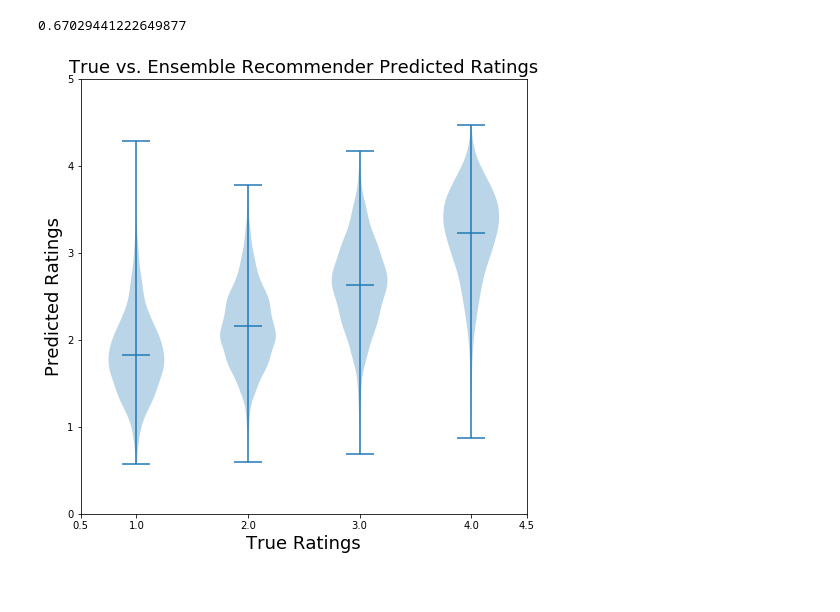
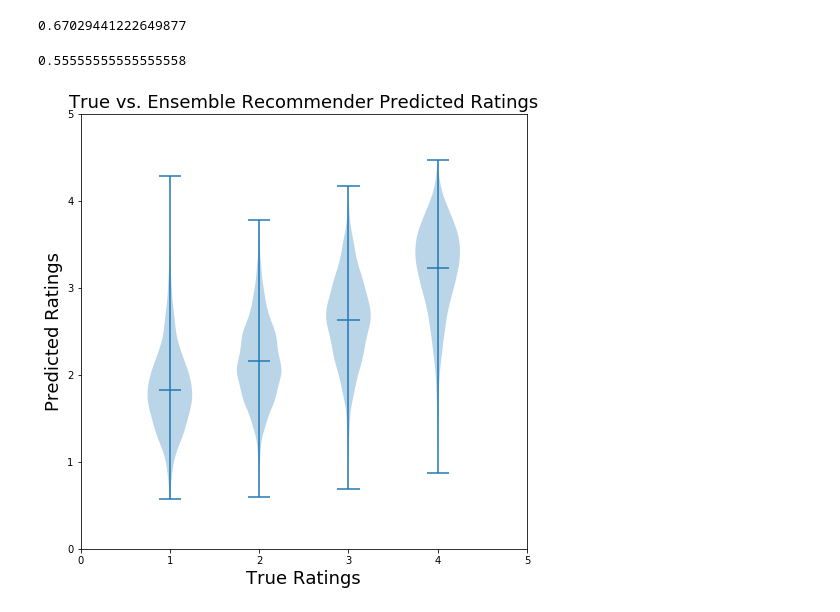
Before and after one commit to davidblaszka/redpointer, a Jupyter notebook: src/ensemble_model.ipynb, the cells around one changed output. Drawn from its saved outputs; the diff is of its cells as text; code cells hidden in the pictures.

```diff
--- a/src/ensemble_model.ipynb
+++ b/src/ensemble_model.ipynb
@@ -401,6 +401,7 @@ print np.sqrt(sum(predictions_df['squared_error']) / len(predictions_df))
 # %%
 # fill nulls with item_by item value
 rmse_list = []
+beta_list = []
 for beta in np.linspace(0.0, 1.0, 100):
     predictions_df = predictions.toPandas()
     null_ind = pd.isnull(predictions_df).any(1).nonzero()[0]
@@ -410,22 +411,29 @@ for beta in np.linspace(0.0, 1.0, 100):
     predictions_df['squared_error'] = (predictions_df['rating'] - predictions_df['weighted2'])**2
     rmse = np.sqrt(sum(predictions_df['squared_error']) / len(predictions_df))
     rmse_list.append(rmse)
+    beta_list.append(beta)
 # %%
 min(rmse_list)
 # %% [output]
 0.67029441222649877
+# %%
+beta = beta_list[rmse_list.index(min(rmse_list))]
+predictions_df['weighted2'] = (beta * predictions_df['weighted']) + ((1 - beta) * pd.DataFrame(gb_predict)[0])
+top_pred_df = predictions_df[predictions_df['ratings'] > 3.5]
+# %% [output]
+0.55555555555555558
 # %%
 data = [predictions_df['weighted2'][predictions_df['rating'] == rating] for rating in range(1, 5)]
 
 fig, ax = plt.subplots(1, figsize=(8,8))
 ax.violinplot(data, range(1,5), showmeans=True)
 ax.set_xlabel('True Ratings', {'fontsize':18})
 ax.set_ylabel('Predicted Ratings', {'fontsize':18})
 ax.set_title('True vs. Ensemble Recommender Predicted Ratings', {'fontsize':18})
-ax.set_xticks([0.5, 1, 2, 3, 4, 4.5])
+ax.set_xticks([0, 1, 2, 3, 4, 5])
 ax.set_yticks([0, 1, 2, 3, 4, 5])
 plt.show()
 
 fig.savefig('../data/images/violin_ensemble.jpg')
 # %% [output]
-[figure, old version]
+[figure, new version]
```
Also changed, not shown: parts of 3 cells of this notebook, 6 other files.
